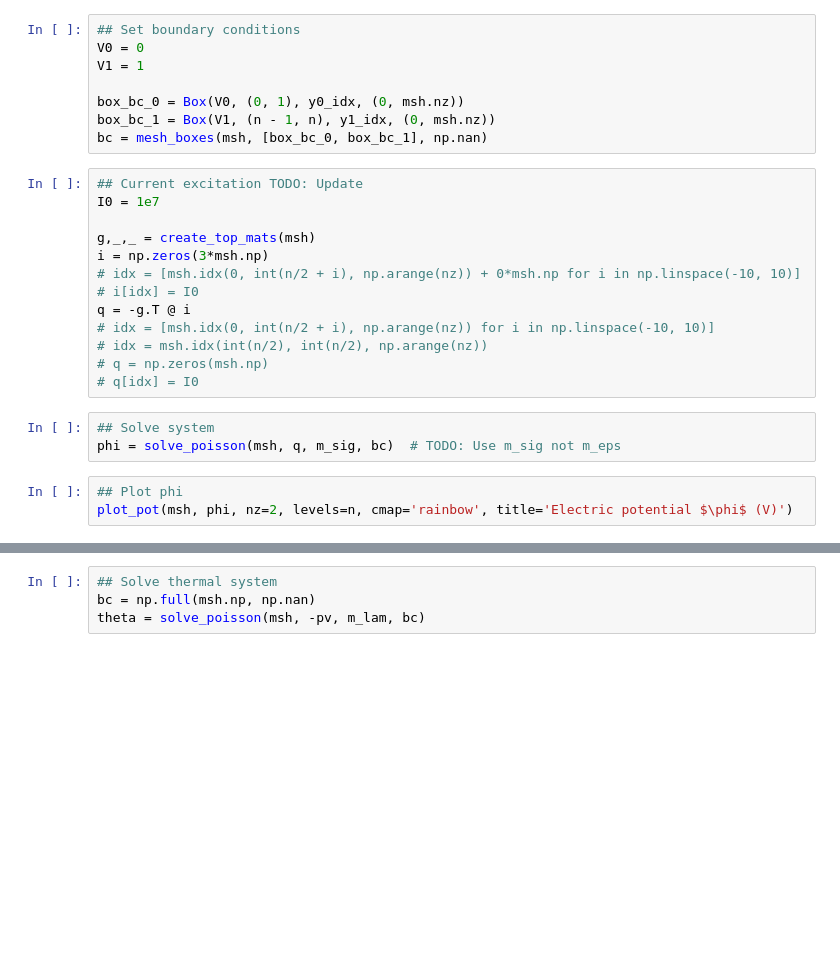
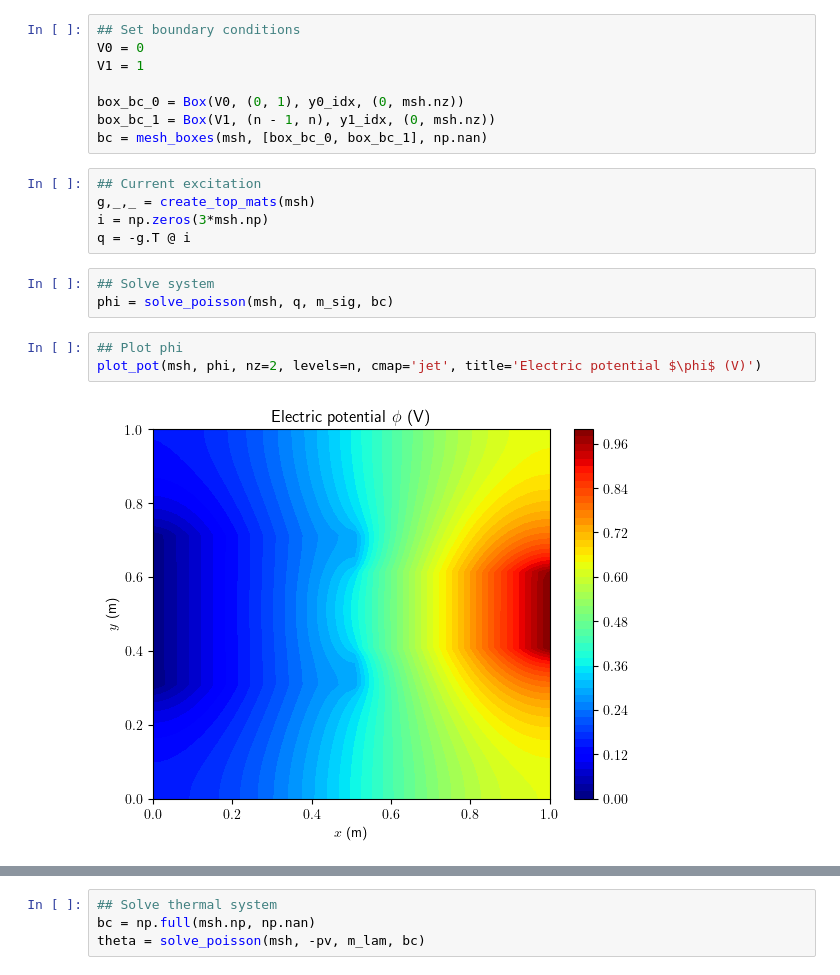
Before and after one commit to Devoev/multiphysics, a Jupyter notebook: main.ipynb, the cells around one changed output, grey strips where cells are left out. Drawn from its saved outputs; the diff is of its cells as text; blank space fills up the shorter version.

Commit message:
update comments and remove TODOs update colormaps

```diff
--- a/main.ipynb
+++ b/main.ipynb
@@ -53,24 +56,18 @@ box_bc_0 = Box(V0, (0, 1), y0_idx, (0, msh.nz))
 box_bc_1 = Box(V1, (n - 1, n), y1_idx, (0, msh.nz))
 bc = mesh_boxes(msh, [box_bc_0, box_bc_1], np.nan)
 # %%
-## Current excitation TODO: Update
-I0 = 1e7
-
+## Current excitation
 g,_,_ = create_top_mats(msh)
 i = np.zeros(3*msh.np)
-# idx = [msh.idx(0, int(n/2 + i), np.arange(nz)) + 0*msh.np for i in np.linspace(-10, 10)]
-# i[idx] = I0
 q = -g.T @ i
-# idx = [msh.idx(0, int(n/2 + i), np.arange(nz)) for i in np.linspace(-10, 10)]
-# idx = msh.idx(int(n/2), int(n/2), np.arange(nz))
-# q = np.zeros(msh.np)
-# q[idx] = I0
 # %%
 ## Solve system
-phi = solve_poisson(msh, q, m_sig, bc)  # TODO: Use m_sig not m_eps
+phi = solve_poisson(msh, q, m_sig, bc)
 # %%
 ## Plot phi
-plot_pot(msh, phi, nz=2, levels=n, cmap='rainbow', title='Electric potential $\phi$ (V)')
+plot_pot(msh, phi, nz=2, levels=n, cmap='jet', title='Electric potential $\phi$ (V)')
+# %% [output]
+[figure, added]
 # %%
 # Electrical field
 e = -g @ phi
```
Also changed, not shown: parts of 5 cells of this notebook.
